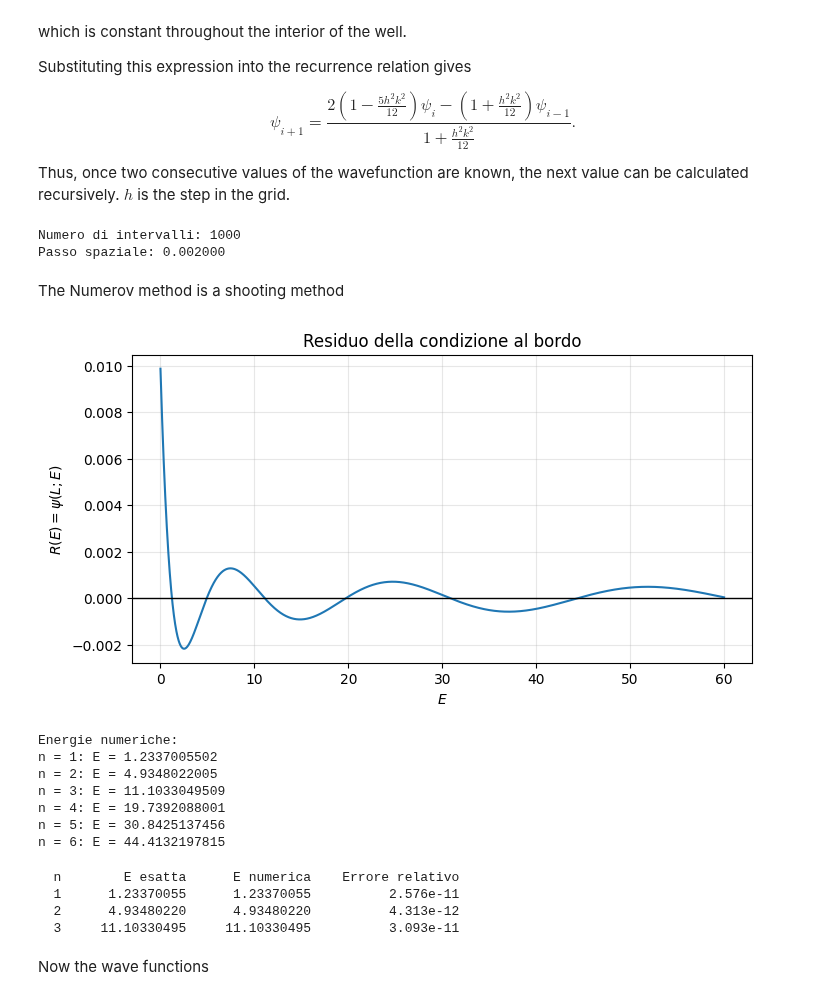
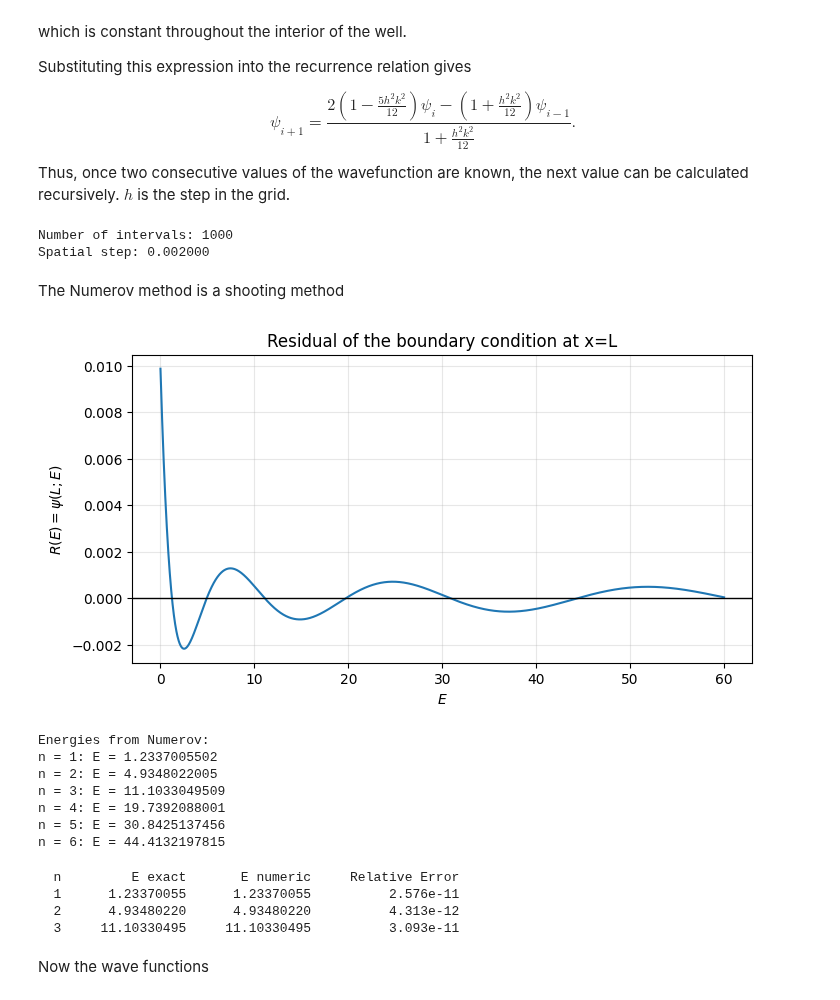
Before and after one commit to rpivi/Computational-Material-Physics, a Jupyter notebook: numerov.ipynb, the cells around one changed output. Cells and saved outputs as stored; diff of their text form; code cells hidden in the pictures.

Commit message:
numerov and ritz

```diff
--- a/numerov.ipynb
+++ b/numerov.ipynb
@@ -151,11 +151,11 @@ N = 1000   #number of intervals
 x = np.linspace(0.0, L, N + 1)
 h = x[1] - x[0]
 
-print(f"Numero di intervalli: {N}")
-print(f"Passo spaziale: {h:.6f}")
+print(f"Number of intervals: {N}")
+print(f"Spatial step: {h:.6f}")
 # %% [output]
-Numero di intervalli: 1000
-Passo spaziale: 0.002000
+Number of intervals: 1000
+Spatial step: 0.002000
 # %%
 def numerov(E,x, hbar=1, m=1):
 
@@ -178,17 +178,17 @@ def residual(E): #residual of the boundary condition at x=L
 # %%
 E_scan = np.linspace(0.01, 60.0, 4000)
 R_scan = np.array([residual(E) for E in E_scan])
 
 plt.figure(figsize=(8, 4))
 plt.plot(E_scan, R_scan)
 plt.axhline(0.0, color="black", linewidth=1)
 plt.xlabel("$E$")
 plt.ylabel(r"$R(E)=\psi(L;E)$")
-plt.title("Residuo della condizione al bordo")
+plt.title("Residual of the boundary condition at x=L")
 plt.grid(True, alpha=0.3)
 plt.show()
 # %% [output]
-[figure, old version]
+[figure, new version]
 # %%
 roots = []
 
@@ -201,11 +201,11 @@ for i in range(len(E_scan) - 1):
 roots = np.array(sorted(roots))
 roots = roots[np.concatenate(([True], np.diff(roots) > 1e-6))]
 
-print("Energie numeriche:")
+print("Energies from Numerov:")
 for n, E in enumerate(roots, start=1):
     print(f"n = {n}: E = {E:.10f}")
 # %% [output]
-Energie numeriche:
+Energies from Numerov:
 n = 1: E = 1.2337005502
 n = 2: E = 4.9348022005
 n = 3: E = 11.1033049509
@@ -213,7 +213,7 @@ n = 4: E = 19.7392088001
 n = 5: E = 30.8425137456
 n = 6: E = 44.4132197815
 # %%
-print(f"{'n':>3} {'E esatta':>15} {'E numerica':>15} {'Errore relativo':>18}")
+print(f"{'n':>3} {'E exact':>15} {'E numeric':>15} {'Relative Error':>18}")
 
 for n, E_num in enumerate(roots[:3], start=1):
     E_exact = n**2 * np.pi**2 * hbar**2 / (2.0 * m * L**2)
@@ -224,7 +224,7 @@ for n, E_num in enumerate(roots[:3], start=1):
         f"{rel_error:18.3e}"
     )
 # %% [output]
-  n        E esatta      E numerica    Errore relativo
+  n         E exact       E numeric     Relative Error
   1      1.23370055      1.23370055          2.576e-11
   2      4.93480220      4.93480220          4.313e-12
   3     11.10330495     11.10330495          3.093e-11
```
Also changed, not shown: parts of 2 cells of this notebook, 2 other files.
